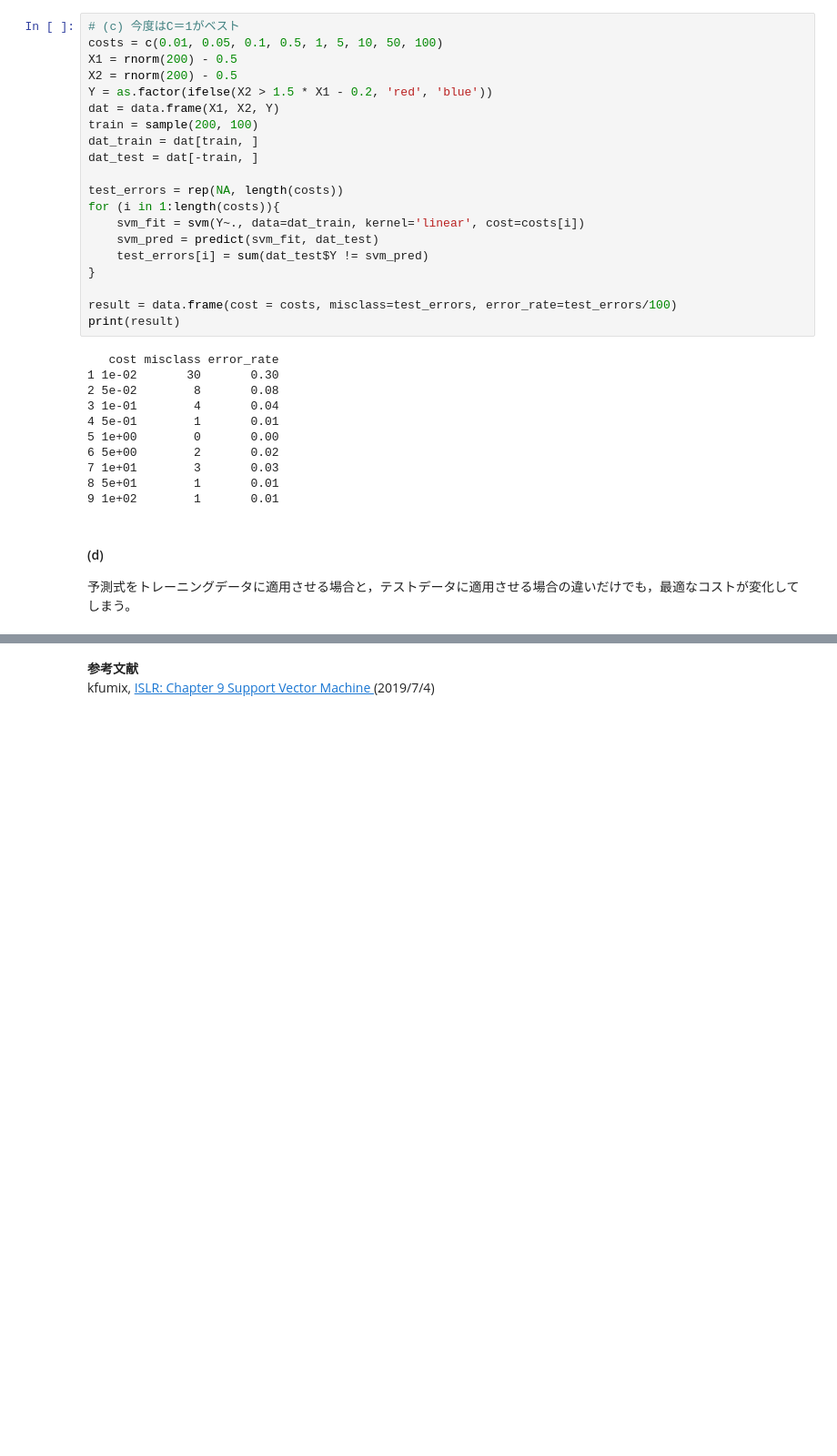
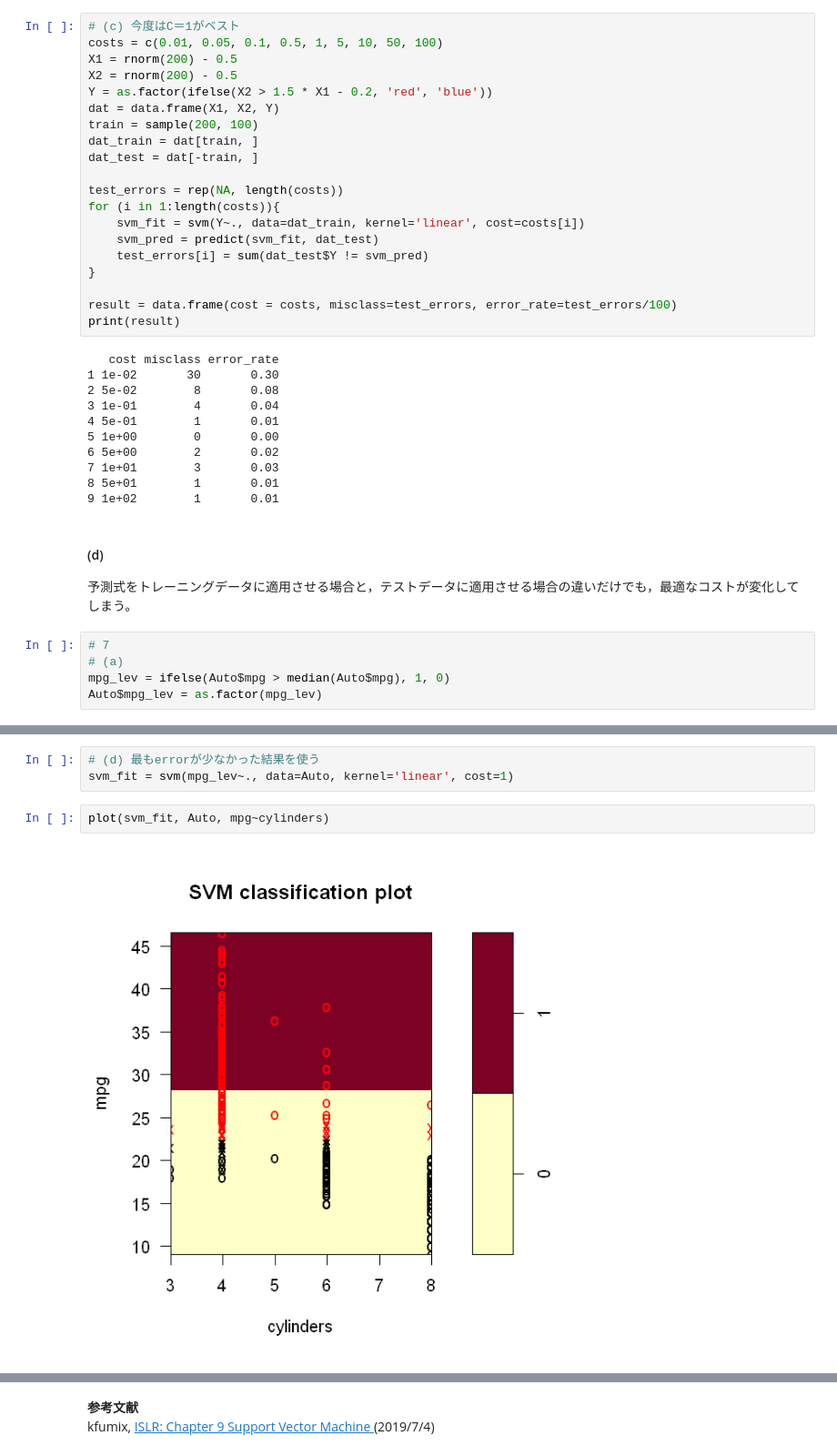
Before and after one commit to yellowmeteor/met_python.github.io, a Jupyter notebook: ISLR/9_Support_Vector_Machines.ipynb, the cells around one changed output, grey strips where cells are left out. Shown at 91% size. Cells and saved outputs as stored; diff of their text form; blank space fills up the shorter version.

```diff
--- a/ISLR/9_Support_Vector_Machines.ipynb
+++ b/ISLR/9_Support_Vector_Machines.ipynb
@@ -792,3 +792,8 @@ print(result)
 # %% [markdown]
 #### (d)
 予測式をトレーニングデータに適用させる場合と，テストデータに適用させる場合の違いだけでも，最適なコストが変化してしまう。
+# %%
+# 7
+# (a)
+mpg_lev = ifelse(Auto$mpg > median(Auto$mpg), 1, 0)
+Auto$mpg_lev = as.factor(mpg_lev)
@@ -794,0 +869,7 @@ print(result)
+# %%
+# (d) 最もerrorが少なかった結果を使う
+svm_fit = svm(mpg_lev~., data=Auto, kernel='linear', cost=1)
+# %%
+plot(svm_fit, Auto, mpg~cylinders)
+# %% [output]
+[figure, added]
```
Also changed, not shown: parts of 21 cells of this notebook.
